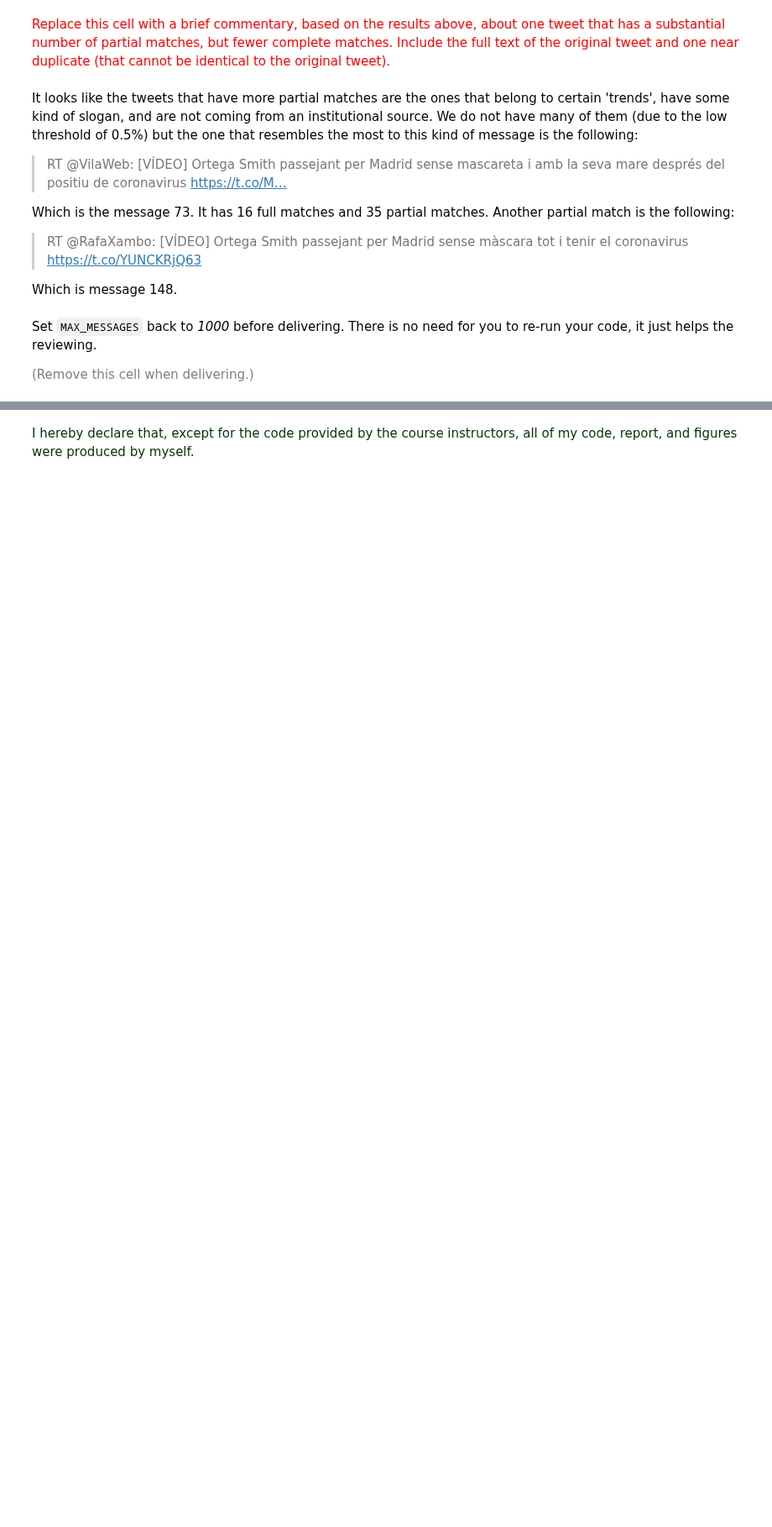
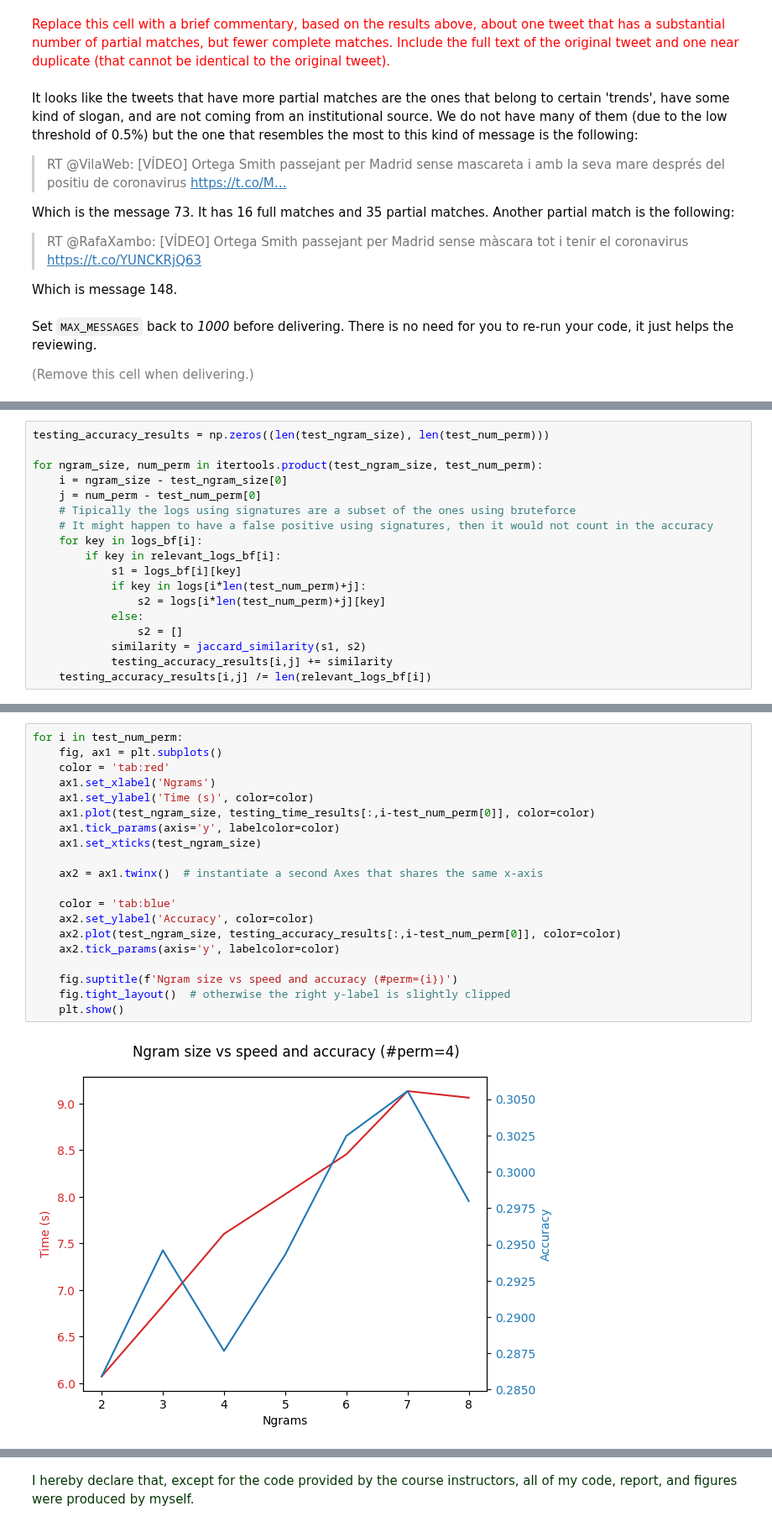
Before and after one commit to LucaFranceschi01/MDM-2024, a Jupyter notebook: 03_Near-Duplicates/ps03_near_duplicates.ipynb, the cells around one changed output, grey strips where cells are left out. Shown at 84% size. Saved outputs shown, nothing was run; the diff lists cells and outputs as text; blank space fills up the shorter version.

```diff
--- a/03_Near-Duplicates/ps03_near_duplicates.ipynb
+++ b/03_Near-Duplicates/ps03_near_duplicates.ipynb
@@ -1046,0 +1142,18 @@ def near_duplicates_signatures(ngram_size: int = 4, num_permutations: int = 5, t
+# %%
+testing_accuracy_results = np.zeros((len(test_ngram_size), len(test_num_perm)))
+
+for ngram_size, num_perm in itertools.product(test_ngram_size, test_num_perm):
+    i = ngram_size - test_ngram_size[0]
+    j = num_perm - test_num_perm[0]
+    # Tipically the logs using signatures are a subset of the ones using bruteforce
+    # It might happen to have a false positive using signatures, then it would not count in the accuracy
+    for key in logs_bf[i]:
+        if key in relevant_logs_bf[i]:
+            s1 = logs_bf[i][key]
+            if key in logs[i*len(test_num_perm)+j]:
+                s2 = logs[i*len(test_num_perm)+j][key]
+            else:
+                s2 = []
+            similarity = jaccard_similarity(s1, s2)
+            testing_accuracy_results[i,j] += similarity
+    testing_accuracy_results[i,j] /= len(relevant_logs_bf[i])
@@ -1046,0 +1222,22 @@ def near_duplicates_signatures(ngram_size: int = 4, num_permutations: int = 5, t
+# %%
+for i in test_num_perm:
+    fig, ax1 = plt.subplots()
+    color = 'tab:red'
+    ax1.set_xlabel('Ngrams')
+    ax1.set_ylabel('Time (s)', color=color)
+    ax1.plot(test_ngram_size, testing_time_results[:,i-test_num_perm[0]], color=color)
+    ax1.tick_params(axis='y', labelcolor=color)
+    ax1.set_xticks(test_ngram_size)
+
+    ax2 = ax1.twinx()  # instantiate a second Axes that shares the same x-axis
+
+    color = 'tab:blue'
+    ax2.set_ylabel('Accuracy', color=color)
+    ax2.plot(test_ngram_size, testing_accuracy_results[:,i-test_num_perm[0]], color=color)
+    ax2.tick_params(axis='y', labelcolor=color)
+
+    fig.suptitle(f'Ngram size vs speed and accuracy (#perm={i})')
+    fig.tight_layout()  # otherwise the right y-label is slightly clipped
+    plt.show()
+# %% [output]
+[figure, added]
```
Also changed, not shown: parts of 20 cells of this notebook.
